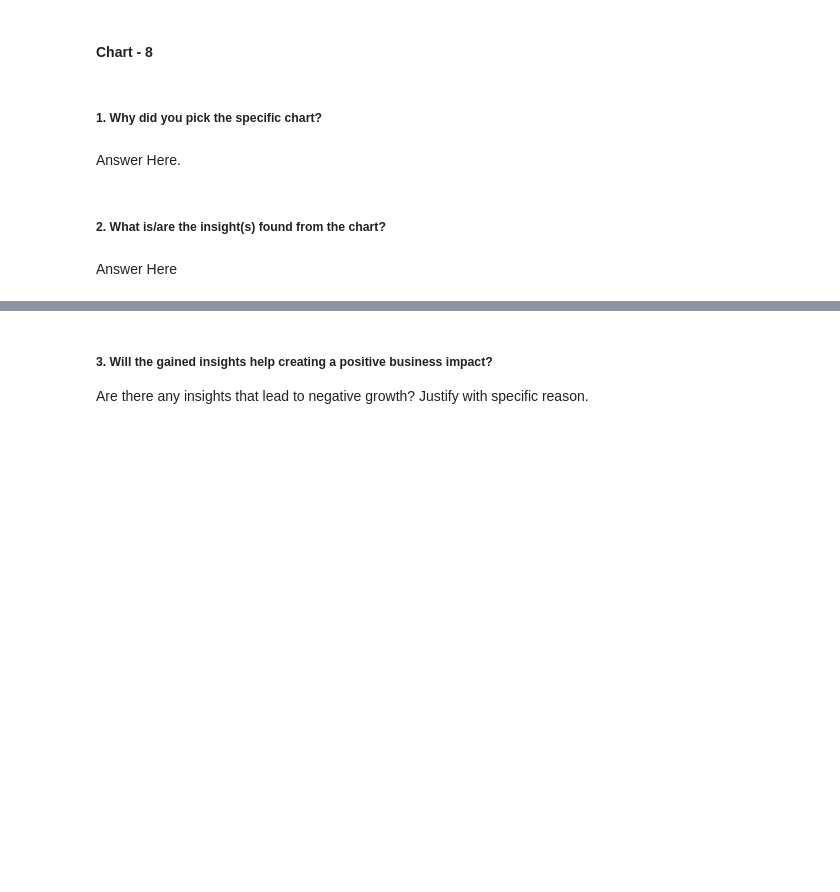
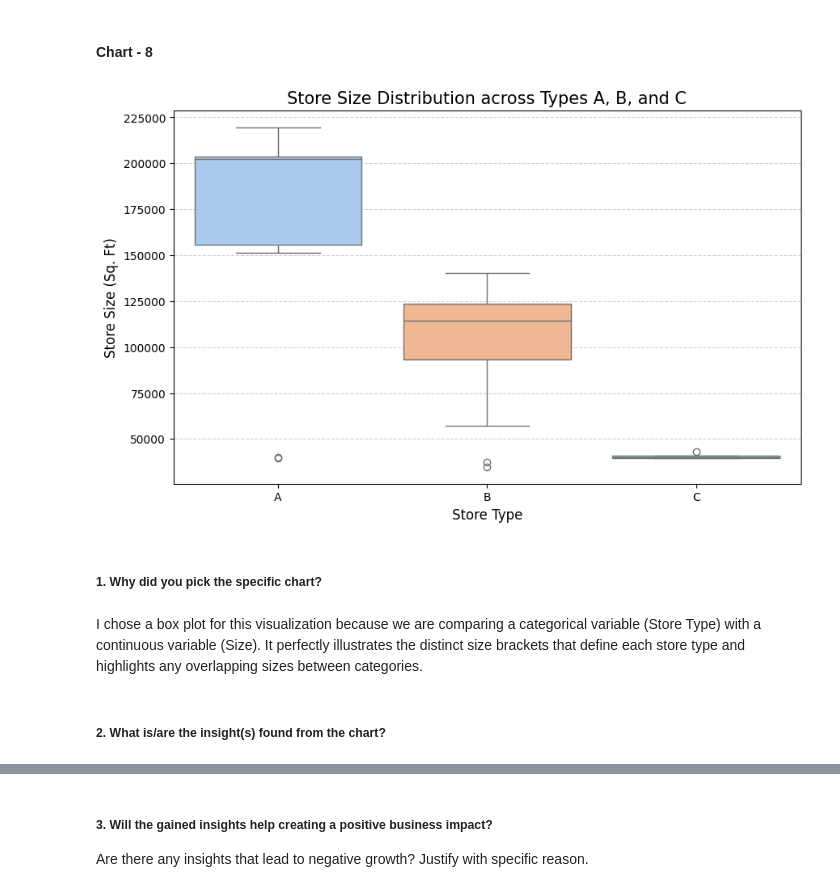
Before and after one commit to amol004/Integrated-Retail-Analytics-for-Store-Optimization-Advanced-Machine-Learning, a Jupyter notebook: Integrated_Retail_Analytics_for_Store_Optimization.ipynb, the cells around one changed output, grey strips where cells are left out. Saved outputs shown, nothing was run; the diff lists cells and outputs as text; code cells hidden in the pictures; blank space fills up the shorter version.

```diff
--- a/Integrated_Retail_Analytics_for_Store_Optimization.ipynb
+++ b/Integrated_Retail_Analytics_for_Store_Optimization.ipynb
@@ -881,8 +879,21 @@ Are there any insights that lead to negative growth? Justify with specific reaso
+# %%
+# Chart - 8: Distribution of Store Sizes by Type
+
+plt.figure(figsize=(10, 6))
+# Creating a boxplot to show the spread of sizes within each type
+sns.boxplot(x='Type', y='Size', data=stores, palette='pastel', order=['A', 'B', 'C'])
+
+plt.title('Store Size Distribution across Types A, B, and C', fontsize=15)
+plt.xlabel('Store Type', fontsize=12)
+plt.ylabel('Store Size (Sq. Ft)', fontsize=12)
+plt.grid(axis='y', linestyle='--', alpha=0.6)
+
+plt.show()
+# %% [output]
+[figure, added]
 # %% [markdown]
 ##### 1. Why did you pick the specific chart?
-# %% [markdown]
-Answer Here.
+# %% [markdown]
+I chose a box plot for this visualization because we are comparing a categorical variable (Store Type) with a continuous variable (Size). It perfectly illustrates the distinct size brackets that define each store type and highlights any overlapping sizes between categories.
 # %% [markdown]
 ##### 2. What is/are the insight(s) found from the chart?
-# %% [markdown]
-Answer Here
```
Also changed, not shown: parts of 4 cells of this notebook.
